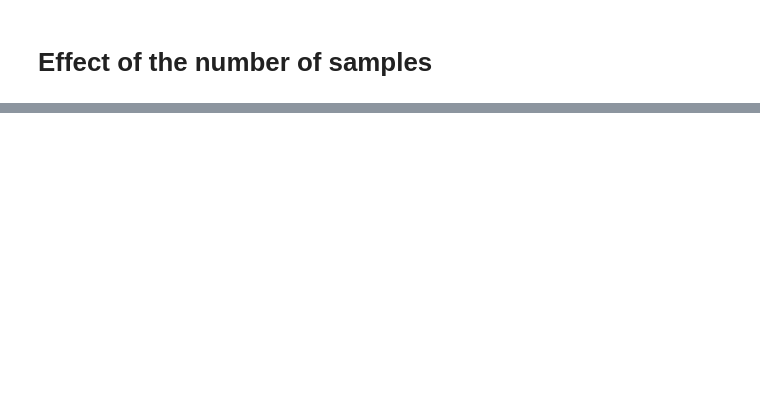
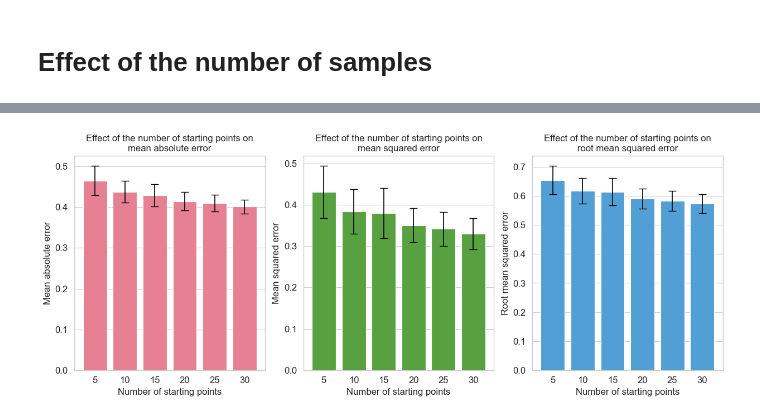
Before and after one commit to baon6052/gp_air_pollution, a Jupyter notebook: analysis/num_samples_experiment.ipynb, the cells around one changed output, grey strips where cells are left out. Cells and saved outputs as stored; diff of their text form; code cells hidden in the pictures; blank space fills up the shorter version.

```diff
--- a/analysis/num_samples_experiment.ipynb
+++ b/analysis/num_samples_experiment.ipynb
@@ -33,0 +101,29 @@ fig.savefig('../figs/effect_num_samples.png', bbox_inches='tight')
+# %%
+y_labels = {
+    "mae": "Mean absolute error",
+    "mse": "Mean squared error",
+    "rmse": "Root mean squared error",
+}
+palette = sns.color_palette("husl", len(y_labels))
+fig, ax = plt.subplots(1, 3, figsize=(15, 5))
+for i, metric in enumerate(['mae', 'mse', 'rmse']):
+    y_label = y_labels[metric]
+
+    bar_plot = sns.barplot(x=df.index, y=df[f"mean_{metric}"], ax=ax[i], palette=[palette[i]])
+
+    num_bars = len(df.index)
+    bar_width = bar_plot.patches[0].get_width()
+    bar_centers = np.array([bar.get_x() + bar_width / 2 for bar in bar_plot.patches])
+
+    ax[i].errorbar(x=bar_centers, y=df[f"mean_{metric}"], yerr=df[f"std_{metric}"], fmt='none', c='black', capsize=5)
+
+    ax[i].set_title(f"Effect of the number of starting points on\n{y_label.lower()}")
+    ax[i].set_xlabel('Number of starting points')
+    ax[i].set_ylabel(y_label)
+
+fig.savefig('../figs/effect_num_samples_bar.pdf', bbox_inches='tight')
+fig.savefig('../figs/effect_num_samples_bar.png', bbox_inches='tight')
+
+plt.show()
+# %% [output]
+[figure, added]
```
Also changed, not shown: parts of 11 cells of this notebook, 21 other files.
